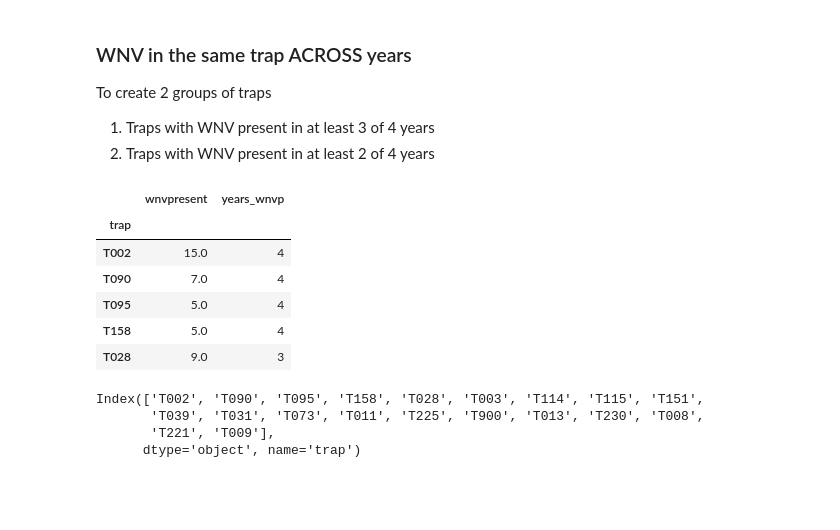
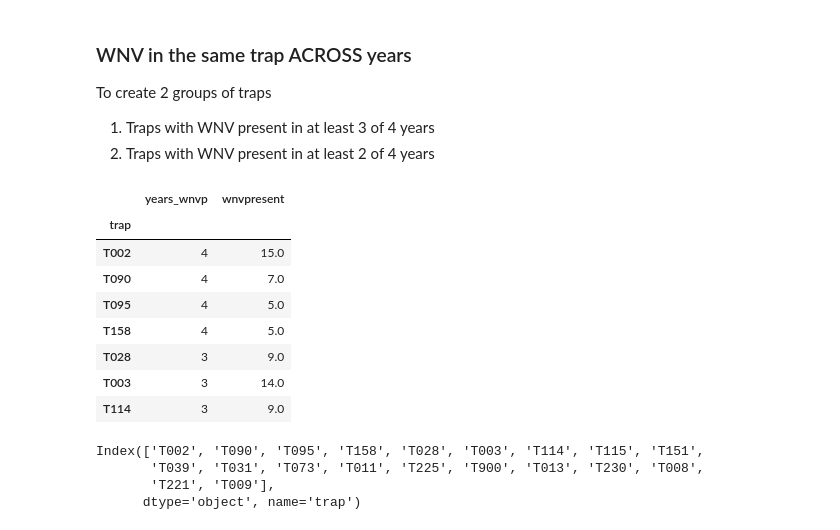
Before and after one commit to msamhz/GA-Project_4, a Jupyter notebook: code/2_Feature Selection.ipynb, the cells around one changed output. Drawn from its saved outputs; the diff is of its cells as text; code cells hidden in the pictures; blank space fills up the shorter version.

```diff
--- a/code/2_Feature Selection.ipynb
+++ b/code/2_Feature Selection.ipynb
@@ -531,17 +427,19 @@ To create 2 groups of traps
 # %%
 # Create variable which shows how many ears the trap has positive WNV
 
-ay = betw_year.groupby(['trap'])['wnvpresent', 'years_wnvp'].sum()\
+ay = betw_year.groupby(['trap'])['years_wnvp', 'wnvpresent'].sum()\
 .sort_values('years_wnvp', ascending=False)
-ay[:5]
+ay[:7]
 # %% [output]
-|  | wnvpresent | years_wnvp |
+|  | years_wnvp | wnvpresent |
 | trap |  |  |
-| T002 | 15.0 | 4 |
-| T090 | 7.0 | 4 |
-| T095 | 5.0 | 4 |
-| T158 | 5.0 | 4 |
-| T028 | 9.0 | 3 |
+| T002 | 4 | 15.0 |
+| T090 | 4 | 7.0 |
+| T095 | 4 | 5.0 |
+| T158 | 4 | 5.0 |
+| T028 | 3 | 9.0 |
+| T003 | 3 | 14.0 |
+| T114 | 3 | 9.0 |
 # %%
 # Traps with WNV present in at least 3 of 4 years (ay_3of4)
 
```
Also changed, not shown: parts of 60 cells of this notebook, 27 other files.
